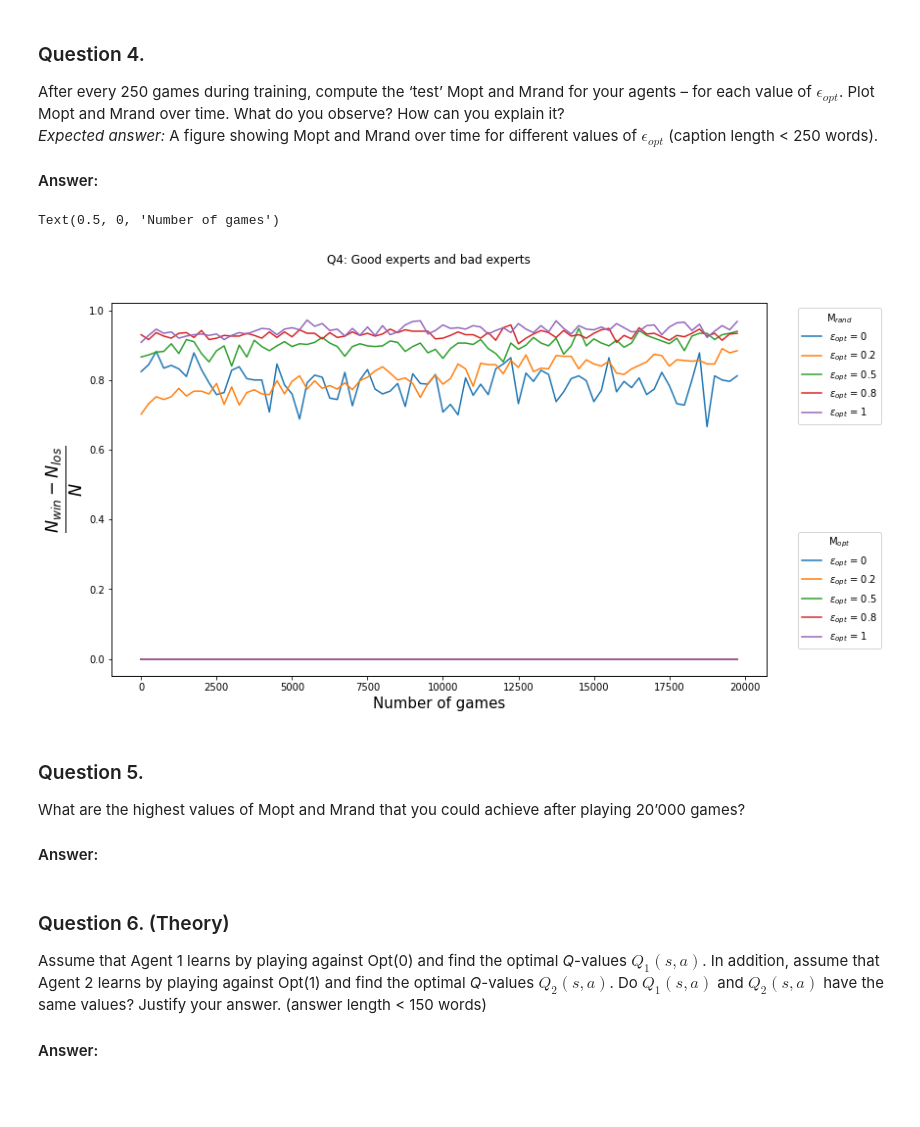
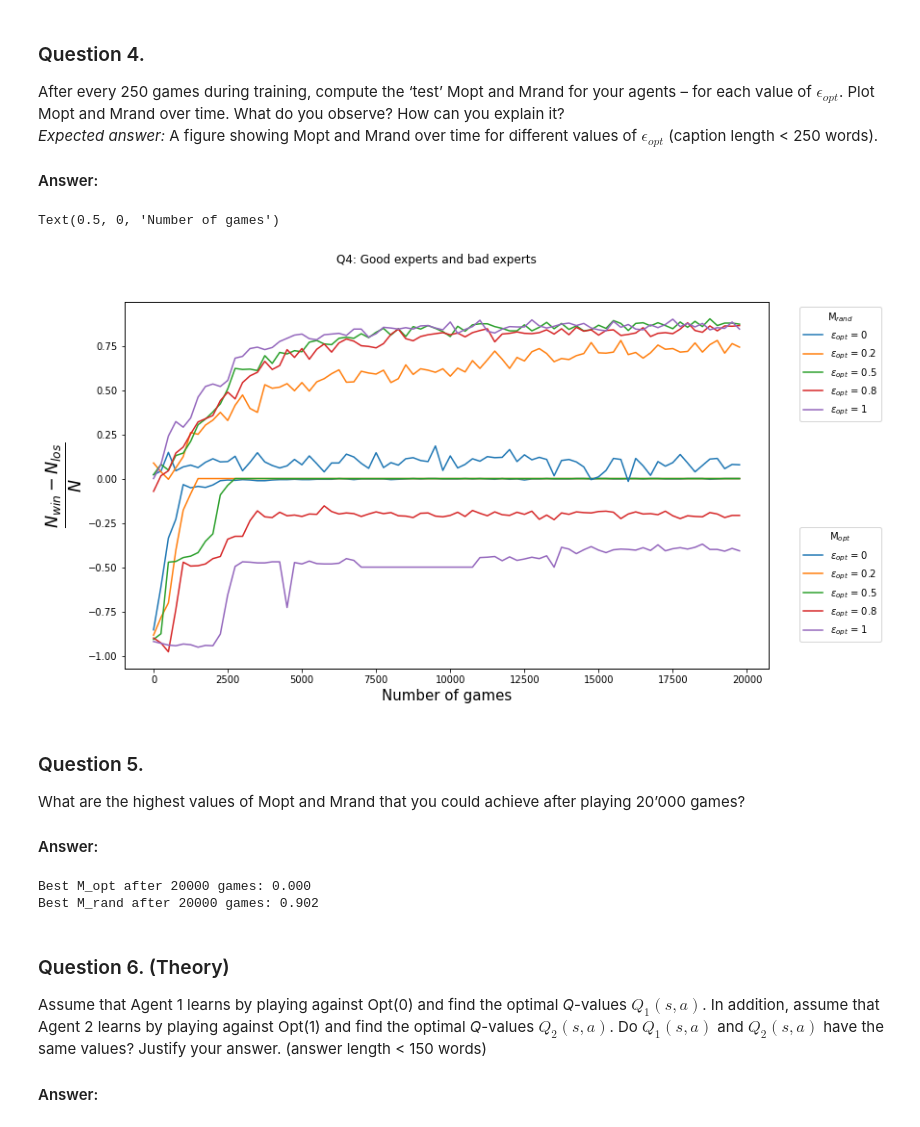
Before and after one commit to jgoumaz/EPFL_ANN_TicTacToe, a Jupyter notebook: questions.ipynb, the cells around one changed output. Saved outputs shown, nothing was run; the diff lists cells and outputs as text; code cells hidden in the pictures; blank space fills up the shorter version.

Commit message:
Update again

```diff
--- a/questions.ipynb
+++ b/questions.ipynb
@@ -322,41 +322,45 @@ After every 250 games during training, compute the ‘test’ Mopt and Mrand for
 #### Answer:
 # %%
 env = TictactoeEnv()
-players = [QLearningPlayer(decreasing_exploration=True, n_star=1000)]
+players = [QLearningPlayer(decreasing_exploration=True, n_star=1000),
+           QLearningPlayer(decreasing_exploration=True, n_star=1000),
+           QLearningPlayer(decreasing_exploration=True, n_star=1000),
+           QLearningPlayer(decreasing_exploration=True, n_star=1000),
+           QLearningPlayer(decreasing_exploration=True, n_star=1000)]
 
 rewards = []
 M_opts = []
 M_rands = []
 opts_eps = [0, 0.2, 0.5, 0.8, 1]
-for opt_eps in opts_eps:
-    reward, M_opt, M_rand = run_against_Opt(player, n_games=20000, opt_eps=opt_eps, return_M_opt=True, return_M_rand=True)
+for i, opt_eps in enumerate(opts_eps):
+    reward, M_opt, M_rand = run_against_Opt(players[i], n_games=20000, opt_eps=opt_eps, return_M_opt=True, return_M_rand=True)
     rewards.append(reward)
     M_opts.append(M_opt)
     M_rands.append(M_rand)
 
 x = np.arange(0,20000,250)
 fig, ax = plt.subplots(figsize= (12,7))
 fig.suptitle("Q4: Good experts and bad experts")
 
 for i, opt_eps in enumerate(opts_eps):
     ax.plot(x, M_opts[i], label = r"$\epsilon_{{opt}}$ = {}".format(opt_eps))
 
 ax.legend( loc = 'upper left', title = r'M$_{{opt}}$', bbox_to_anchor = (1.04, 0.4), prop={'size': 10})
 
 
 ax2 = ax.twiny()
 for i, opt_eps in enumerate(opts_eps):
     ax2.plot(x, M_rands[i], label = r"$\epsilon_{{opt}}$ = {}".format(opt_eps))
 ax2.get_xaxis().set_visible(False)
 ax2.legend(loc = 'upper left', title = r'M$_{{rand}}$', bbox_to_anchor = (1.04, 1), prop={'size': 10})
 
 ax.yaxis.label.set_size(25)
 ax.xaxis.label.set_size(15)
 ax.set_ylabel(r"$\frac{N_{win} - N_{los}}{N}$")
 ax.set_xlabel("Number of games")
 # %% [output]
 Text(0.5, 0, 'Number of games')
-[figure, old version]
+[figure, new version]
 # %% [markdown]
 ### Question 5.
 What are the highest values of Mopt and Mrand that you could achieve after playing 20’000 games?
@@ -367,3 +369,9 @@ pass
+# %%
+print("Best M_opt after 20000 games: {:.3f}".format(np.max(M_opts)))
+print('Best M_rand after 20000 games: {:.3f}'.format(np.max(M_rands)))
+# %% [output]
+Best M_opt after 20000 games: 0.000
+Best M_rand after 20000 games: 0.902
 # %% [markdown]
 ### Question 6. (Theory)
 Assume that Agent 1 learns by playing against Opt(0) and find the optimal *Q*-values $Q_1(s, a)$. In addition, assume that Agent 2 learns by playing against Opt(1) and find the optimal *Q*-values $Q_2(s, a)$. Do $Q_1(s, a)$ and $Q_2(s, a)$ have the same values? Justify your answer. (answer length < 150 words)
```
Also changed, not shown: parts of 1 cell of this notebook, 1 other file.
